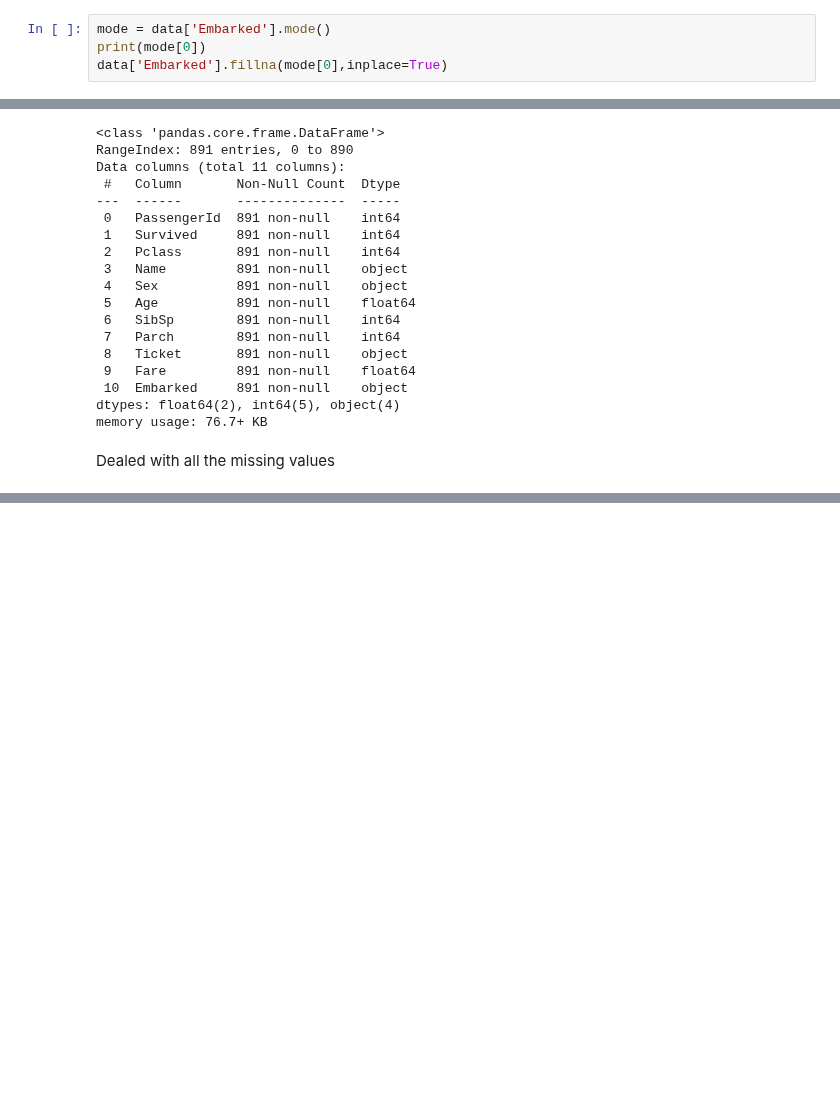
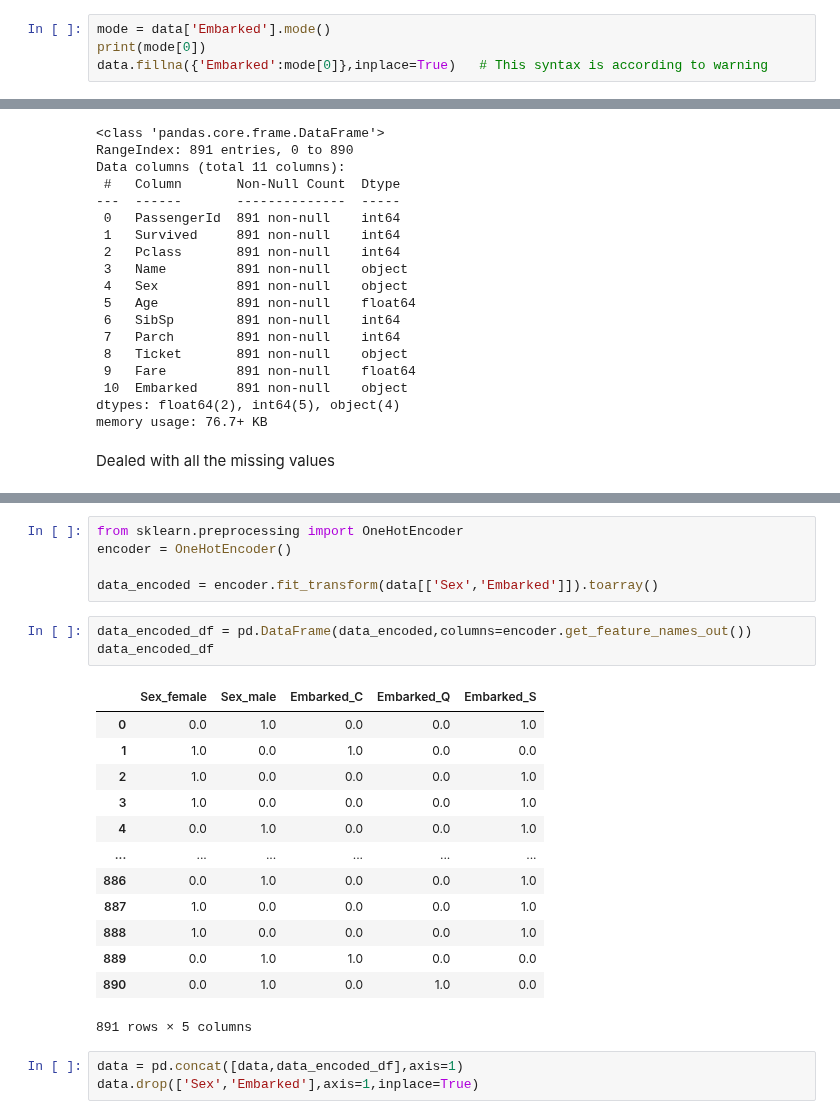
Before and after one commit to ArunNegi112/Machine_Learning, a Jupyter notebook: 3_Classification/4_Titanic.ipynb, the cells around one changed output, grey strips where cells are left out. Saved outputs shown, nothing was run; the diff lists cells and outputs as text; blank space fills up the shorter version.

```diff
--- a/3_Classification/4_Titanic.ipynb
+++ b/3_Classification/4_Titanic.ipynb
@@ -112,7 +113,7 @@ mode[0]
 # %%
 mode = data['Embarked'].mode()
 print(mode[0])
-data['Embarked'].fillna(mode[0],inplace=True)
+data.fillna({'Embarked':mode[0]},inplace=True)   # This syntax is according to warning
 # %% [output]
 S
 # %%
@@ -140,0 +175,25 @@ Dealed with all the missing values
+# %%
+from sklearn.preprocessing import OneHotEncoder
+encoder = OneHotEncoder()
+
+data_encoded = encoder.fit_transform(data[['Sex','Embarked']]).toarray()
+# %%
+data_encoded_df = pd.DataFrame(data_encoded,columns=encoder.get_feature_names_out())
+data_encoded_df
+# %% [output]
+|  | Sex_female | Sex_male | Embarked_C | Embarked_Q | Embarked_S |
+| 0 | 0.0 | 1.0 | 0.0 | 0.0 | 1.0 |
+| 1 | 1.0 | 0.0 | 1.0 | 0.0 | 0.0 |
+| 2 | 1.0 | 0.0 | 0.0 | 0.0 | 1.0 |
+| 3 | 1.0 | 0.0 | 0.0 | 0.0 | 1.0 |
+| 4 | 0.0 | 1.0 | 0.0 | 0.0 | 1.0 |
+| ... | ... | ... | ... | ... | ... |
+| 886 | 0.0 | 1.0 | 0.0 | 0.0 | 1.0 |
+| 887 | 1.0 | 0.0 | 0.0 | 0.0 | 1.0 |
+| 888 | 1.0 | 0.0 | 0.0 | 0.0 | 1.0 |
+| 889 | 0.0 | 1.0 | 1.0 | 0.0 | 0.0 |
+| 890 | 0.0 | 1.0 | 0.0 | 1.0 | 0.0 |
+891 rows × 5 columns
+# %%
+data = pd.concat([data,data_encoded_df],axis=1)
+data.drop(['Sex','Embarked'],axis=1,inplace=True)
```
Also changed, not shown: parts of 10 cells of this notebook.
